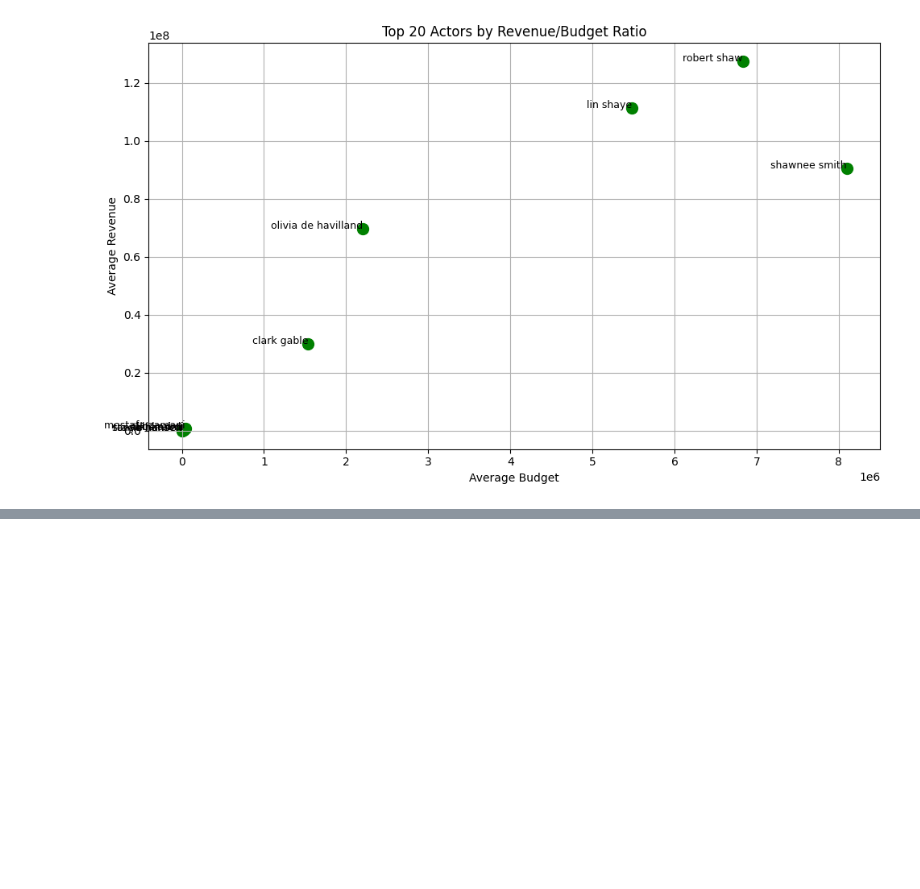
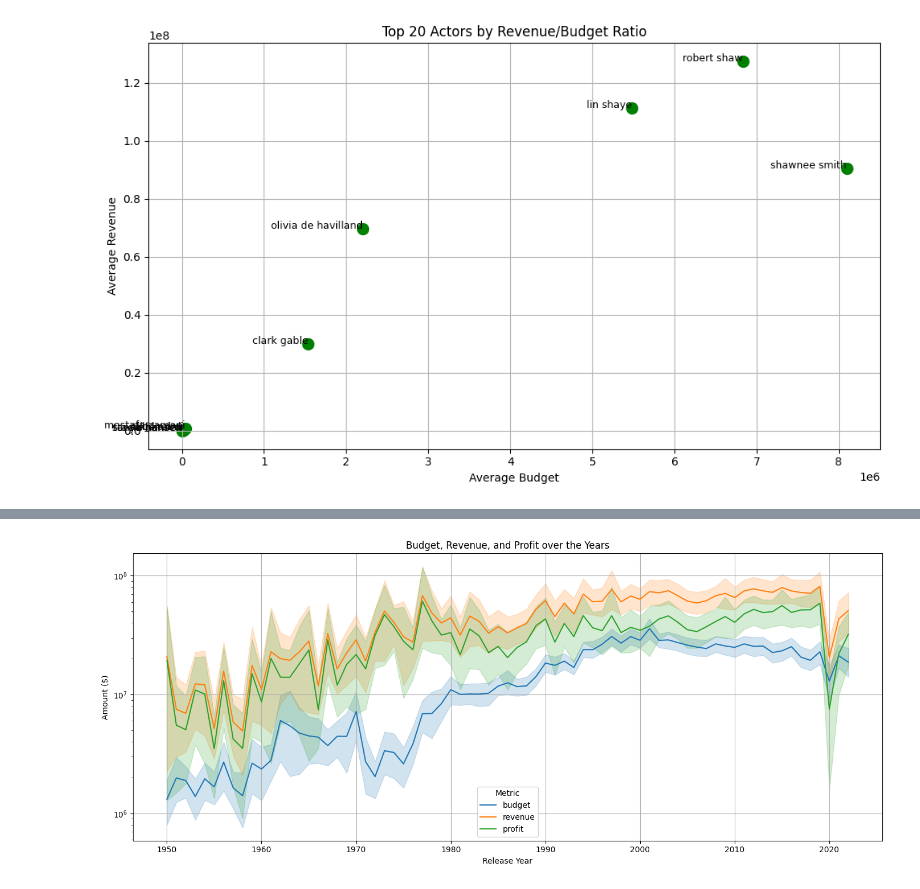
Before and after one commit to nithish-kumar-t/movie-box-office-prediction, a Jupyter notebook: timbd-data-cleaning.ipynb, the cells around one changed output, grey strips where cells are left out. Cells and saved outputs as stored; diff of their text form; code cells hidden in the pictures; blank space fills up the shorter version.

```diff
--- a/timbd-data-cleaning.ipynb
+++ b/timbd-data-cleaning.ipynb
@@ -408,0 +462,22 @@ plt.show()
+# %%
+
+df['release_year'] = df['release_date'].dt.year
+df['profit'] = df['revenue'] - df['budget']
+df_filtered = df[(df['release_year'] >= 1950) & (df['release_year'] <= 2022)]
+
+# Melt data into long format for seaborn
+melted_df = df_filtered.melt(id_vars='release_year', value_vars=['budget', 'revenue', 'profit'],
+                             var_name='Metric', value_name='Amount')
+
+# Plot
+plt.figure(figsize=(14, 6))
+sns.lineplot(data=melted_df, x='release_year', y='Amount', hue='Metric')
+plt.title('Budget, Revenue, and Profit over the Years')
+plt.xlabel('Release Year')
+plt.ylabel('Amount ($)')
+plt.yscale('log')  # optional for better visibility of scale differences
+plt.grid(True)
+plt.tight_layout()
+plt.show()
+# %% [output]
+[figure, added]
```
Also changed, not shown: parts of 7 cells of this notebook, 2 other files.
